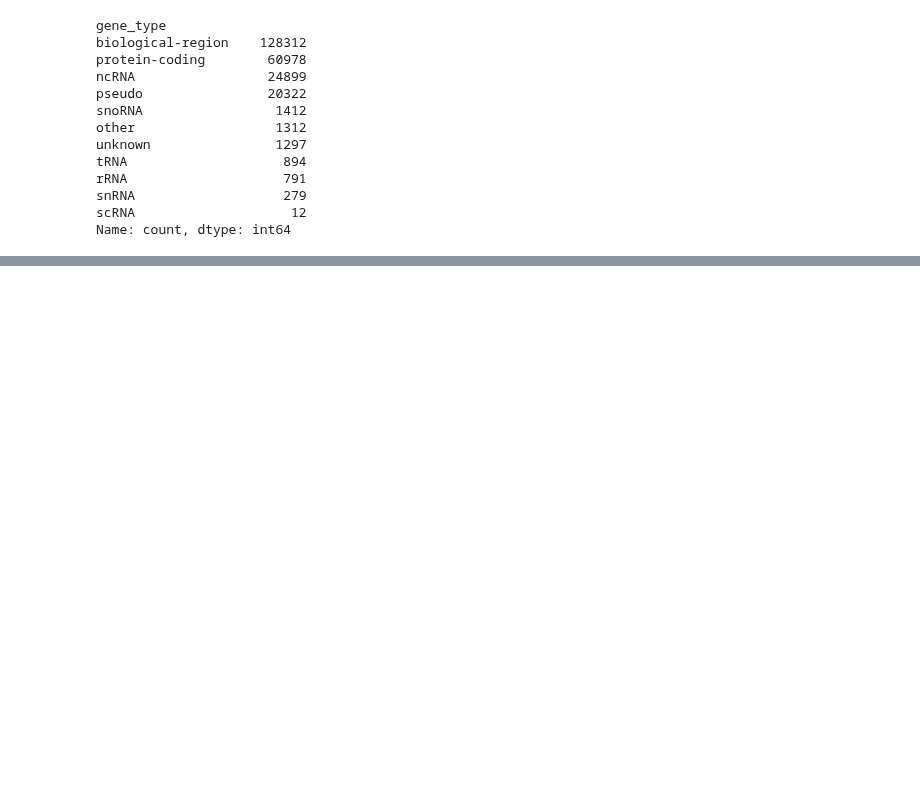
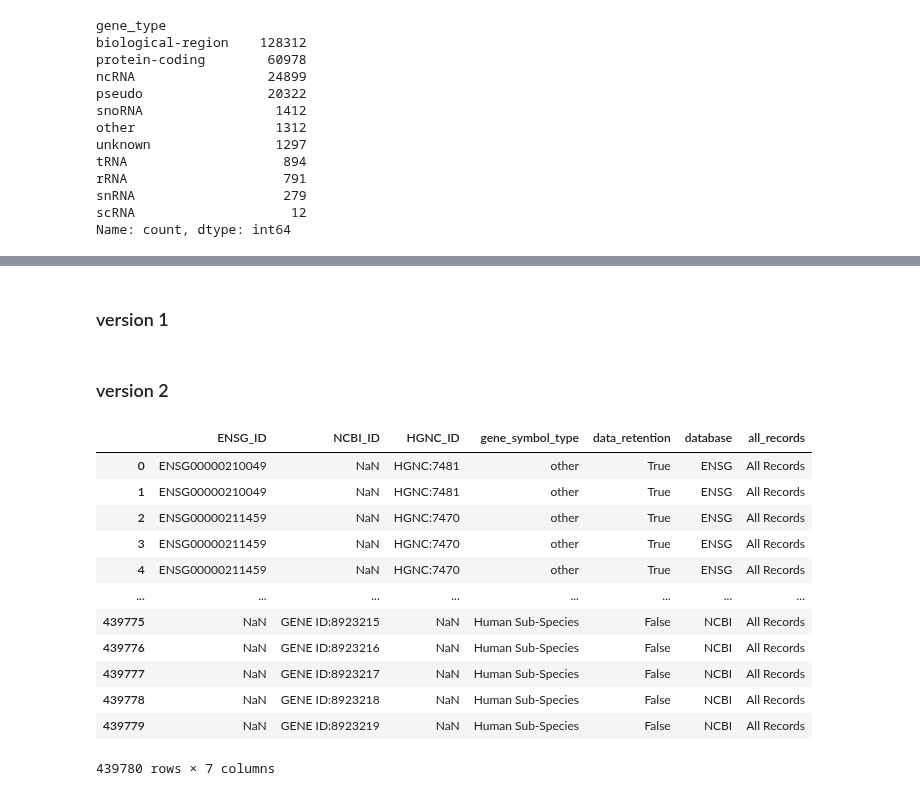
Before and after one commit to cancervariants/gene-harmony-analysis, a Jupyter notebook: analysis/data_pruning_multi_level_sankey.ipynb, the cells around one changed output, grey strips where cells are left out. Saved outputs shown, nothing was run; the diff lists cells and outputs as text; code cells hidden in the pictures; blank space fills up the shorter version.

Commit message:
create a second version of data pruning figure based on Matt C feedback

```diff
--- a/analysis/data_pruning_multi_level_sankey.ipynb
+++ b/analysis/data_pruning_multi_level_sankey.ipynb
@@ -206,5 +210,8 @@ Primary Symbol Syntax
+# %%
+with open('../output/hum_subspec_records_in_ncbi_set.json', 'r') as f:
+    hum_subspec_records_in_ncbi_set = set(json.load(f))
 # %%
-def classify_gene_symbol_type(symbol):
+def classify_criteria(symbol,record_id=None):
     if pd.isna(symbol):
         return "No Primary Symbol"
 
@@ -220,8 +227,18 @@ def classify_gene_symbol_type(symbol):
     if symbol.startswith("FAM") and "-" not in symbol:
         return "FAM"
 
+    if "@" in symbol:
+        return "@ symbol"
+
+    if record_id is not None:
+            if record_id in hum_subspec_records_in_ncbi_set:
+                return "Human Sub-Species"
+
+            if record_id in pheno_records_in_ncbi_set:
+                return "Phenotype"
+
     return "other"
 # %%
-ensg_df["gene_symbol_type"] = ensg_df["gene_symbol"].apply(classify_gene_symbol_type)
-hgnc_df["gene_symbol_type"] = hgnc_df["gene_symbol"].apply(classify_gene_symbol_type)
-ncbi_df["gene_symbol_type"] = ncbi_df["gene_symbol"].apply(classify_gene_symbol_type)
+ensg_df['gene_symbol_type'] = ensg_df['gene_symbol'].apply(classify_criteria)
+hgnc_df['gene_symbol_type'] = hgnc_df['gene_symbol'].apply(classify_criteria)
+ncbi_df['gene_symbol_type'] = ncbi_df.apply(lambda row: classify_criteria(row['gene_symbol'], row['NCBI_ID']), axis=1)
@@ -251,6 +279,8 @@ abbrev_ncbi_df = ncbi_df[["ENSG_ID", "NCBI_ID", "HGNC_ID","simplified_gene_type"
 combined_df = pd.concat([abbrev_ensg_df, abbrev_hgnc_df, abbrev_ncbi_df], ignore_index=True)
 # %%
 combined_df["all_records"] = "All Records"
+# %% [markdown]
+### version 1
 # %%
 cols = ["all_records", "simplified_gene_type", "database", "gene_symbol_type", "data_retention"]
 
@@ -302 +332,21 @@ fig.update_layout(title_text="Multi-Level Sankey Diagram", font_size=12)
 fig.show()
+# %% [markdown]
+### version 2
+# %%
+v2_combined_df = combined_df.drop('simplified_gene_type', axis=1)
+# %%
+v2_combined_df
+# %% [output]
+|  | ENSG_ID | NCBI_ID | HGNC_ID | gene_symbol_type | data_retention | database | all_records |
+| 0 | ENSG00000210049 | NaN | HGNC:7481 | other | True | ENSG | All Records |
+| 1 | ENSG00000210049 | NaN | HGNC:7481 | other | True | ENSG | All Records |
+| 2 | ENSG00000211459 | NaN | HGNC:7470 | other | True | ENSG | All Records |
+| 3 | ENSG00000211459 | NaN | HGNC:7470 | other | True | ENSG | All Records |
+| 4 | ENSG00000211459 | NaN | HGNC:7470 | other | True | ENSG | All Records |
+| ... | ... | ... | ... | ... | ... | ... | ... |
+| 439775 | NaN | GENE ID:8923215 | NaN | Human Sub-Species | False | NCBI | All Records |
+| 439776 | NaN | GENE ID:8923216 | NaN | Human Sub-Species | False | NCBI | All Records |
+| 439777 | NaN | GENE ID:8923217 | NaN | Human Sub-Species | False | NCBI | All Records |
+| 439778 | NaN | GENE ID:8923218 | NaN | Human Sub-Species | False | NCBI | All Records |
+| 439779 | NaN | GENE ID:8923219 | NaN | Human Sub-Species | False | NCBI | All Records |
+439780 rows × 7 columns
```
Also changed, not shown: parts of 14 cells of this notebook, 5 other files.
